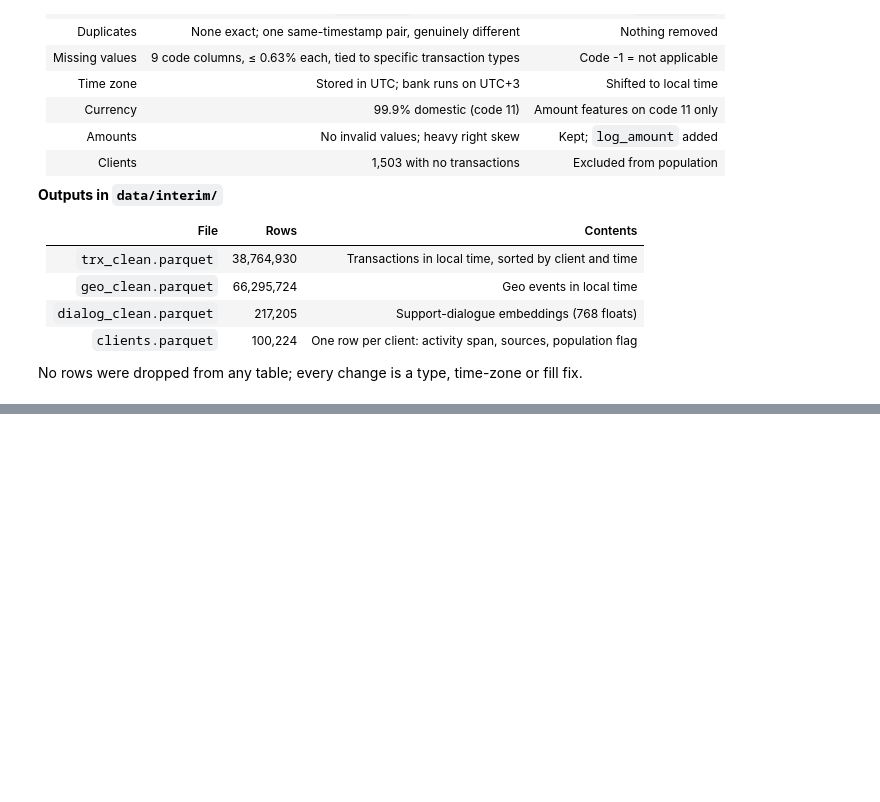
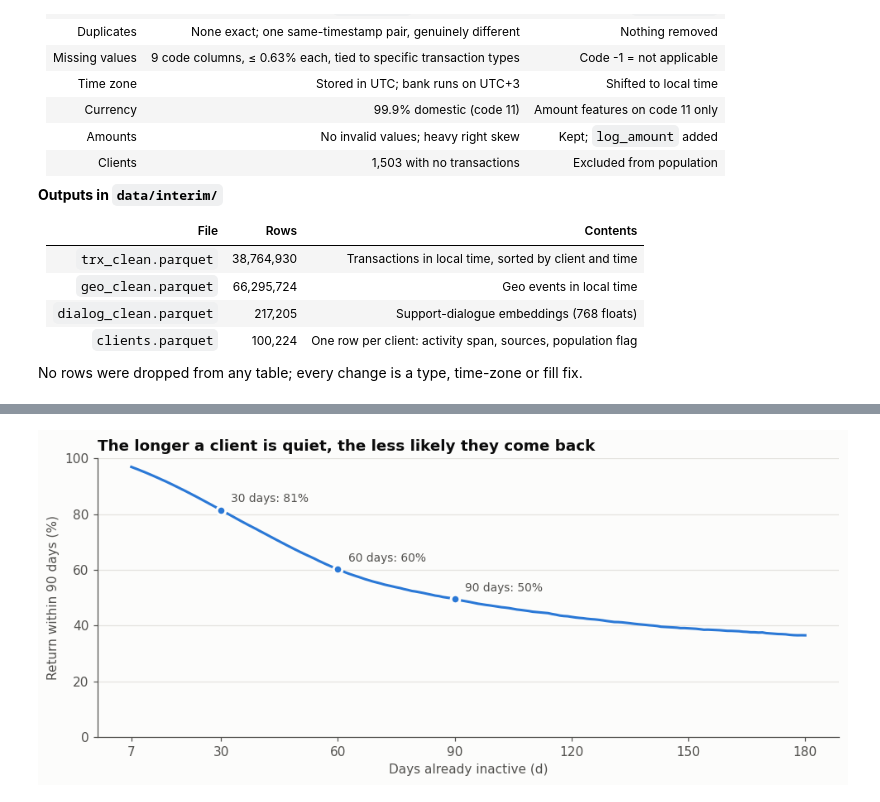
Before and after one commit to tintinWanyoike/084045_dsa_8401_capstone_project, a Jupyter notebook: notebook.ipynb, the cells around one changed output, grey strips where cells are left out. Cells and saved outputs as stored; diff of their text form; code cells hidden in the pictures; blank space fills up the shorter version.

```diff
--- a/notebook.ipynb
+++ b/notebook.ipynb
@@ -1019,0 +1208,13 @@ No rows were dropped from any table; every change is a type, time-zone or fill f
+# %%
+FOLLOW_UP = 90
+rows = []
+for d in range(7, 181, 1):
+    reached = spells.filter(pl.col("inactive_days") >= d).with_columns(
+        (pl.col("start") + pl.duration(days=d)).alias("day_d"))
+    eligible = reached.filter(pl.col("day_d") + pl.duration(days=FOLLOW_UP) <= pl.lit(LAST_DAY))
+    returned = eligible.filter(~pl.col("censored") &
+                               (pl.col("next_day") <= pl.col("day_d") + pl.duration(days=FOLLOW_UP)))
+    rows.append({"d": d, "spells_reaching_d": eligible.height,
+                 "return_within_90d": returned.height / max(eligible.height, 1)})
+reactivation = pd.DataFrame(rows).set_index("d")
+reactivation.loc[[7, 14, 30, 45, 60, 90, 120, 180]]
@@ -1019,0 +1232,17 @@ No rows were dropped from any table; every change is a type, time-zone or fill f
+# %%
+fig, ax = plt.subplots()
+ax.plot(reactivation.index, reactivation["return_within_90d"] * 100, color=BLUE, lw=2)
+for n in (30, 60, 90):
+    y = reactivation.loc[n, "return_within_90d"] * 100
+    ax.plot(n, y, "o", color=BLUE, ms=7, mec="#fcfcfb", mew=2)
+    ax.annotate(f"{n} days: {y:.0f}%", (n, y), xytext=(8, 6), textcoords="offset points",
+                color=INK_2, fontsize=9)
+ax.set_xlabel("Days already inactive (d)")
+ax.set_ylabel("Return within 90 days (%)")
+ax.set_ylim(0, 100)
+ax.set_xticks([7, 30, 60, 90, 120, 150, 180])
+ax.set_title("The longer a client is quiet, the less likely they come back")
+plt.tight_layout()
+plt.show()
+# %% [output]
+[figure, added]
```
Also changed, not shown: parts of 40 cells of this notebook.
